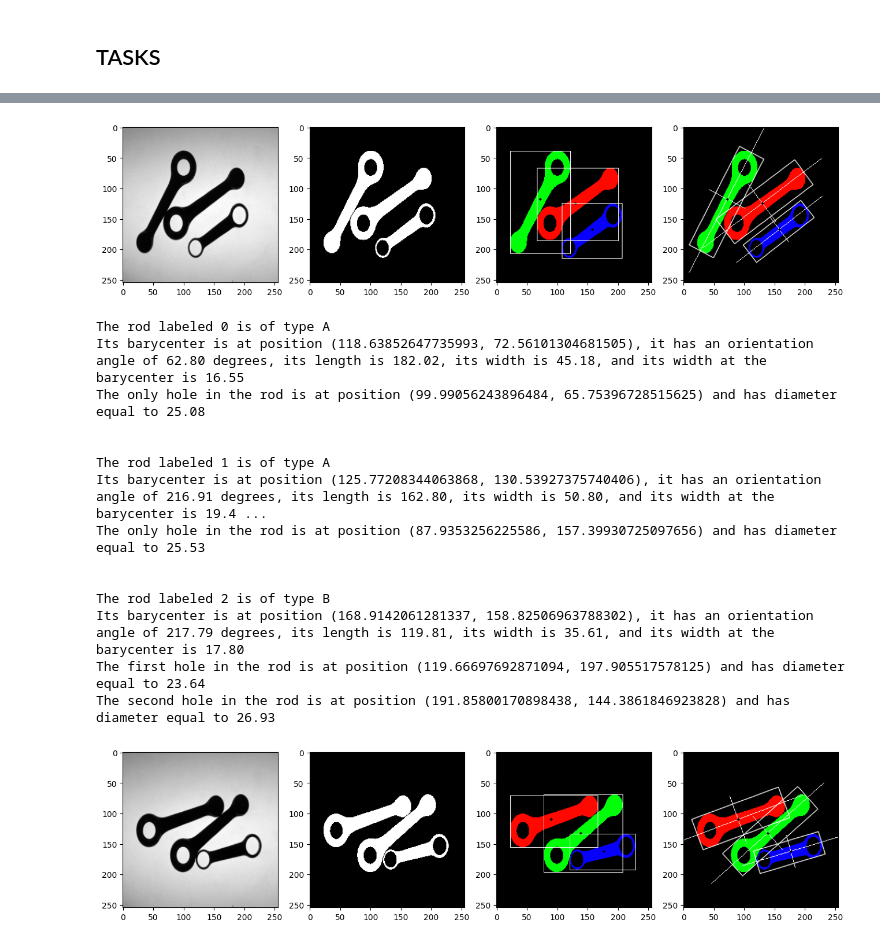
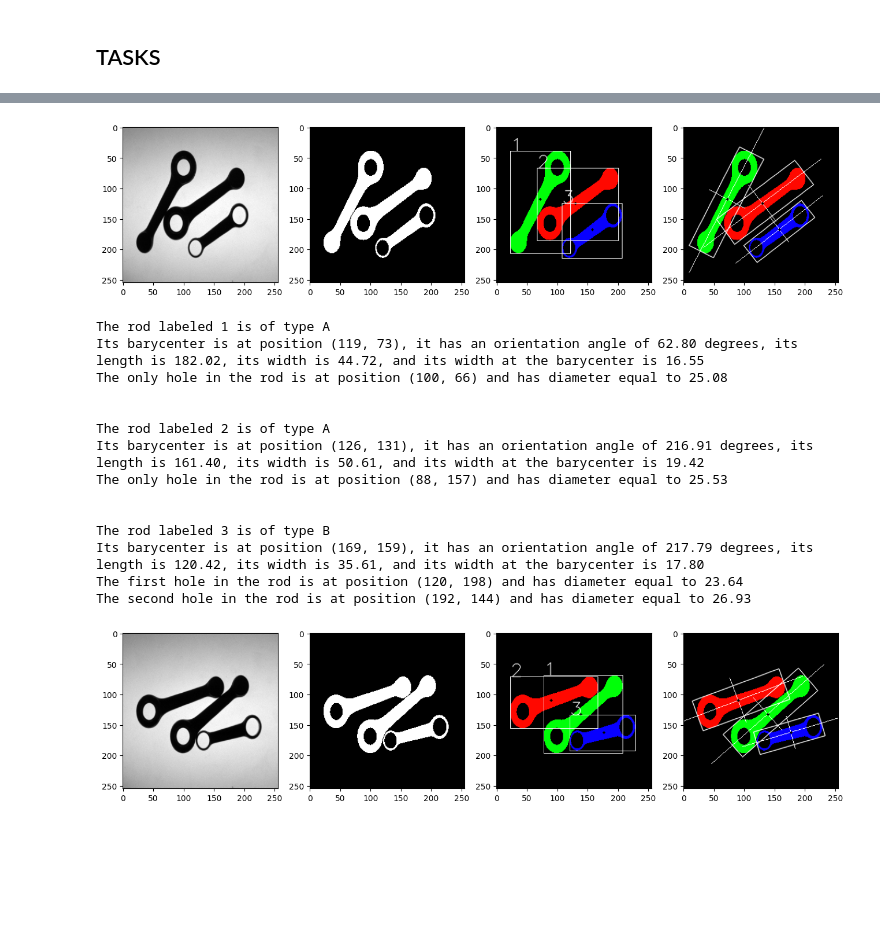
Before and after one commit to MrCr4ft/IPCV_Project, a Jupyter notebook: Visual Inspection of Motorcycle Connecting Rods.ipynb, the cells around one changed output, grey strips where cells are left out. Cells and saved outputs as stored; diff of their text form; code cells hidden in the pictures; blank space fills up the shorter version.

```diff
--- a/Visual Inspection of Motorcycle Connecting Rods.ipynb
+++ b/Visual Inspection of Motorcycle Connecting Rods.ipynb
@@ -38,5 +38,5 @@ for img_name in TASK_IMGLIST['TASK_1']:
 ## TASKS ##
 # %%
 for img_name in TASK_IMGLIST['TASK_1']:
-    pipeline(IMAGES[img_name], False)
+    rods_descriptions = processImage(IMAGES[img_name], False)
 # %% [output]
@@ -108,5 +108,5 @@ The second hole in the rod is at position (129.3745880126953, 157.9435577392578)
 # %%
 for img_name in TASK_IMGLIST['TASK_2_1']:
-    pipeline(IMAGES[img_name], False)
+    rods_descriptions = processImage(IMAGES[img_name], False)
 # %% [output]
 [figure]
@@ -141,20 +141,20 @@ The second hole in the rod is at position (43.65092849731445, 157.833251953125)
 # %%
 for img_name in TASK_IMGLIST['TASK_2_2']:
-    pipeline(IMAGES[img_name], False)
+    rods_descriptions = processImage(IMAGES[img_name], False)
 # %% [output]
-[figure, old version]
+[figure, new version]
-The rod labeled 0 is of type A
-Its barycenter is at position (118.63852647735993, 72.56101304681505), it has an orientation angle of 62.80 degrees, its length is 182.02, its width is 45.18, and its width at the barycenter is 16.55
-The only hole in the rod is at position (99.99056243896484, 65.75396728515625) and has diameter equal to 25.08
+The rod labeled 1 is of type A
+Its barycenter is at position (119, 73), it has an orientation angle of 62.80 degrees, its length is 182.02, its width is 44.72, and its width at the barycenter is 16.55
+The only hole in the rod is at position (100, 66) and has diameter equal to 25.08
 
 
-The rod labeled 1 is of type A
-Its barycenter is at position (125.77208344063868, 130.53927375740406), it has an orientation angle of 216.91 degrees, its length is 162.80, its width is 50.80, and its width at the barycenter is 19.4 ...
-The only hole in the rod is at position (87.9353256225586, 157.39930725097656) and has diameter equal to 25.53
+The rod labeled 2 is of type A
+Its barycenter is at position (126, 131), it has an orientation angle of 216.91 degrees, its length is 161.40, its width is 50.61, and its width at the barycenter is 19.42
+The only hole in the rod is at position (88, 157) and has diameter equal to 25.53
 
 
-The rod labeled 2 is of type B
-Its barycenter is at position (168.9142061281337, 158.82506963788302), it has an orientation angle of 217.79 degrees, its length is 119.81, its width is 35.61, and its width at the barycenter is 17.80
-The first hole in the rod is at position (119.66697692871094, 197.905517578125) and has diameter equal to 23.64
-The second hole in the rod is at position (191.85800170898438, 144.3861846923828) and has diameter equal to 26.93
+The rod labeled 3 is of type B
+Its barycenter is at position (169, 159), it has an orientation angle of 217.79 degrees, its length is 120.42, its width is 35.61, and its width at the barycenter is 17.80
+The first hole in the rod is at position (120, 198) and has diameter equal to 23.64
+The second hole in the rod is at position (192, 144) and has diameter equal to 26.93
-[figure, old version]
+[figure, new version]
```
Also changed, not shown: parts of 4 cells of this notebook, 2 other files.
